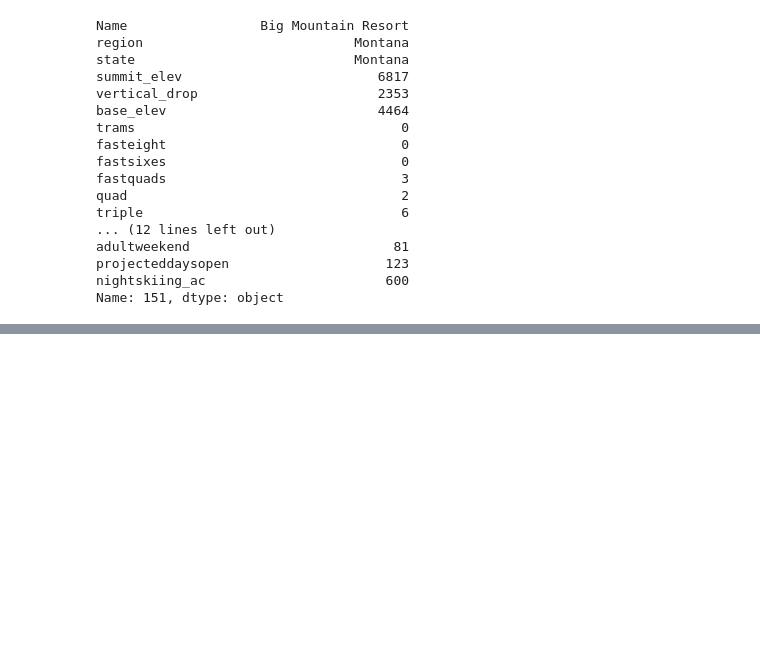
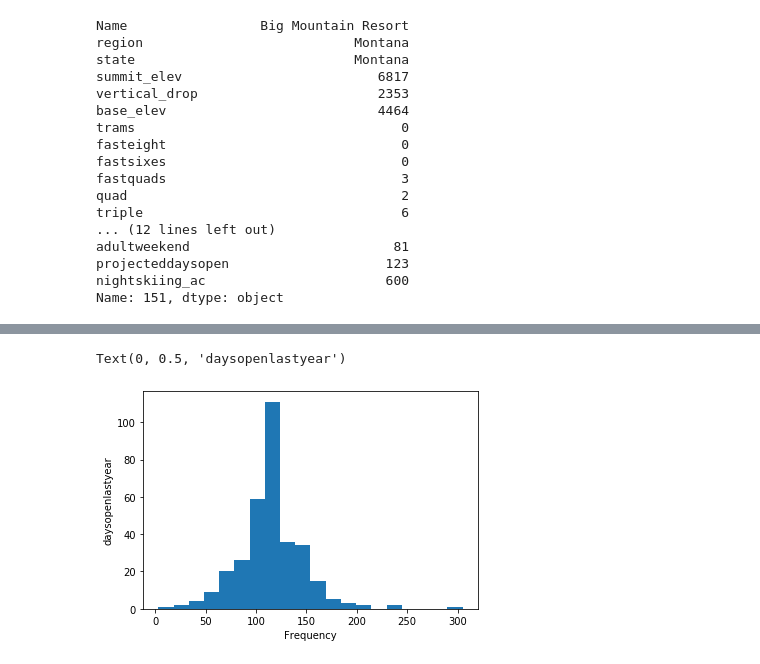
Before and after one commit to coca1dayo/GuidedCapStone, a Jupyter notebook: Notebook_stepthree.ipynb, the cells around one changed output, grey strips where cells are left out. Saved outputs shown, nothing was run; the diff lists cells and outputs as text; code cells hidden in the pictures; blank space fills up the shorter version.

```diff
--- a/Notebook_stepthree.ipynb
+++ b/Notebook_stepthree.ipynb
@@ -120,0 +176,10 @@ Name: 151, dtype: object
+# %%
+# looking at distribution of open days last year with the assumption of the fill in the empty spaces
+w = info['daysopenlastyear']
+plt.hist(w, bins = 20)
+plt.xlabel('Frequency')
+plt.ylabel('daysopenlastyear')
+plt.show()
+# %% [output]
+Text(0, 0.5, 'daysopenlastyear')
+[figure, added]
```
Also changed, not shown: parts of 9 cells of this notebook.
